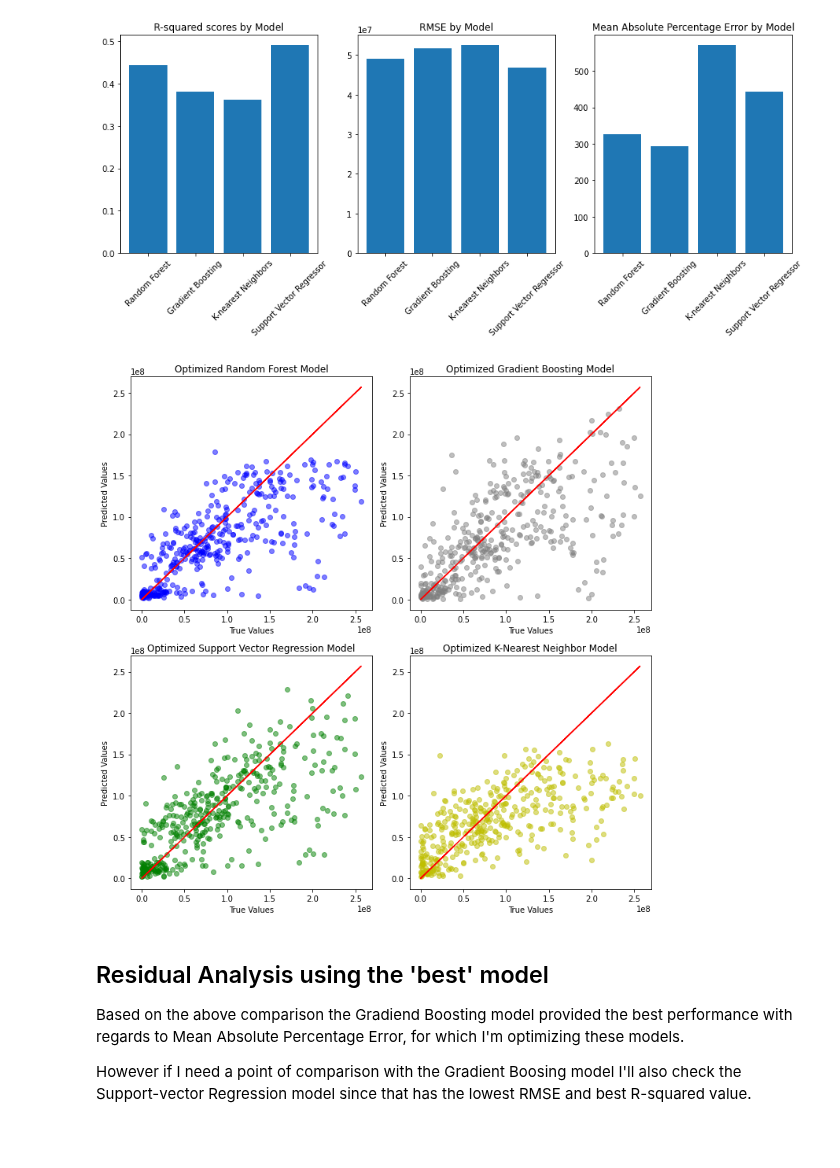
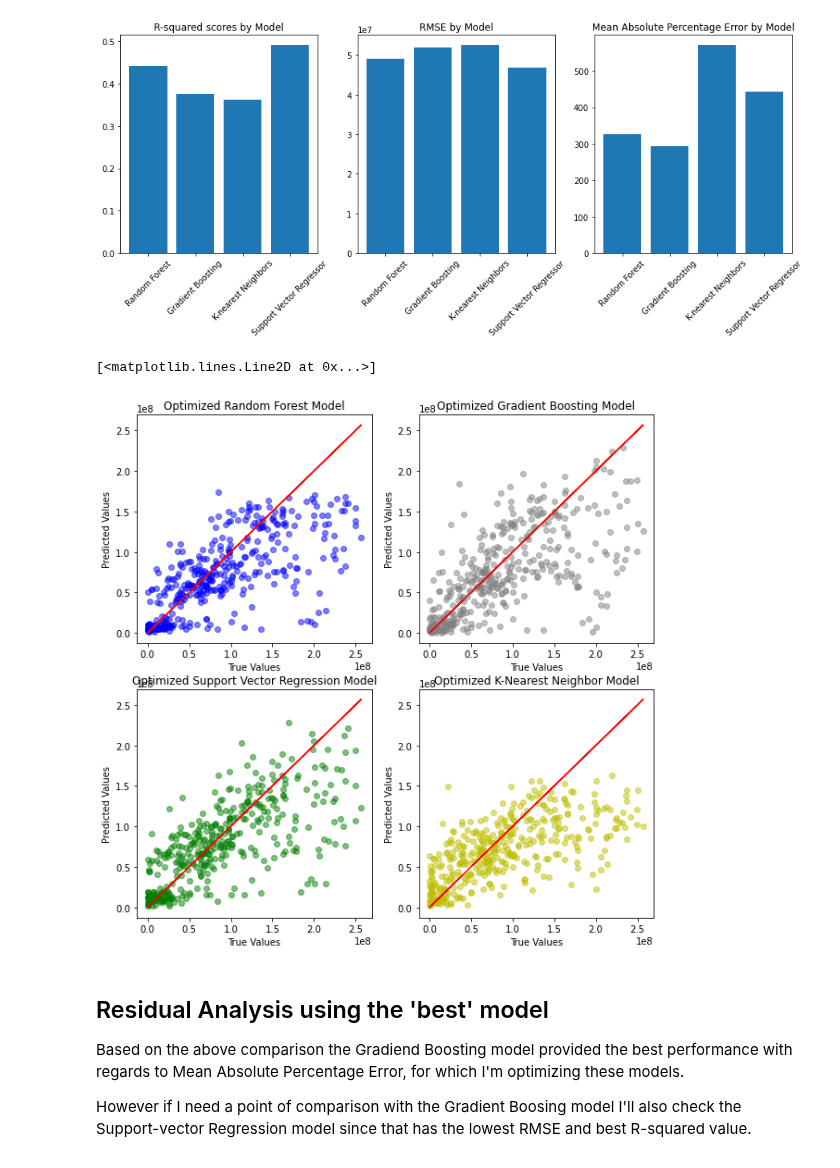
Before and after one commit to NickD-Dean/Springboard, a Jupyter notebook: Capstone Project 2/Code/05.2 - Modeling & Reducing Dimensionality-V2.0-log transform problem.ipynb, the cells around one changed output. Saved outputs shown, nothing was run; the diff lists cells and outputs as text; code cells hidden in the pictures.

```diff
--- a/Capstone Project 2/Code/05.2 - Modeling & Reducing Dimensionality-V2.0-log transform problem.ipynb
+++ b/Capstone Project 2/Code/05.2 - Modeling & Reducing Dimensionality-V2.0-log transform problem.ipynb
@@ -658,28 +660,28 @@ ax3.set_xticklabels(models, rotation=45);
 # %%
 fig, ((ax1, ax2), (ax3, ax4)) = plt.subplots(2,2, figsize=(10,10))
 ax1.scatter(exp_y_test, rf_preds, alpha=0.5, color='b')
 ax1.set_title('Optimized Random Forest Model')
 ax1.set_ylabel('Predicted Values')
 ax1.set_xlabel('True Values')
 ax1.plot(exp_y_test, exp_y_test, color='r')
 ax2.scatter(exp_y_test, grade_preds, alpha=0.5, color='grey')
 ax2.set_title('Optimized Gradient Boosting Model')
 ax2.set_ylabel('Predicted Values')
 ax2.set_xlabel('True Values')
 ax2.plot(exp_y_test, exp_y_test, color='r')
 ax3.scatter(exp_y_test, svr_preds, alpha=0.5, color='g')
 ax3.set_title('Optimized Support Vector Regression Model')
 ax3.set_ylabel('Predicted Values')
 ax3.set_xlabel('True Values')
 ax3.plot(exp_y_test, exp_y_test, color='r')
 ax4.scatter(exp_y_test, knn_preds, alpha=0.5, color='y')
 ax4.set_title('Optimized K-Nearest Neighbor Model')
 ax4.set_ylabel('Predicted Values')
 ax4.set_xlabel('True Values')
-ax4.plot(exp_y_test, exp_y_test, color='r')
-fig.tight_layout();
+ax4.plot(exp_y_test, exp_y_test, color='r');
 # %% [output]
+[<matplotlib.lines.Line2D at 0x...>]
-[figure, old version]
+[figure, new version]
 # %% [markdown]
 ## Residual Analysis using the 'best' model
 
```
Also changed, not shown: parts of 18 cells of this notebook, 10 other files.
